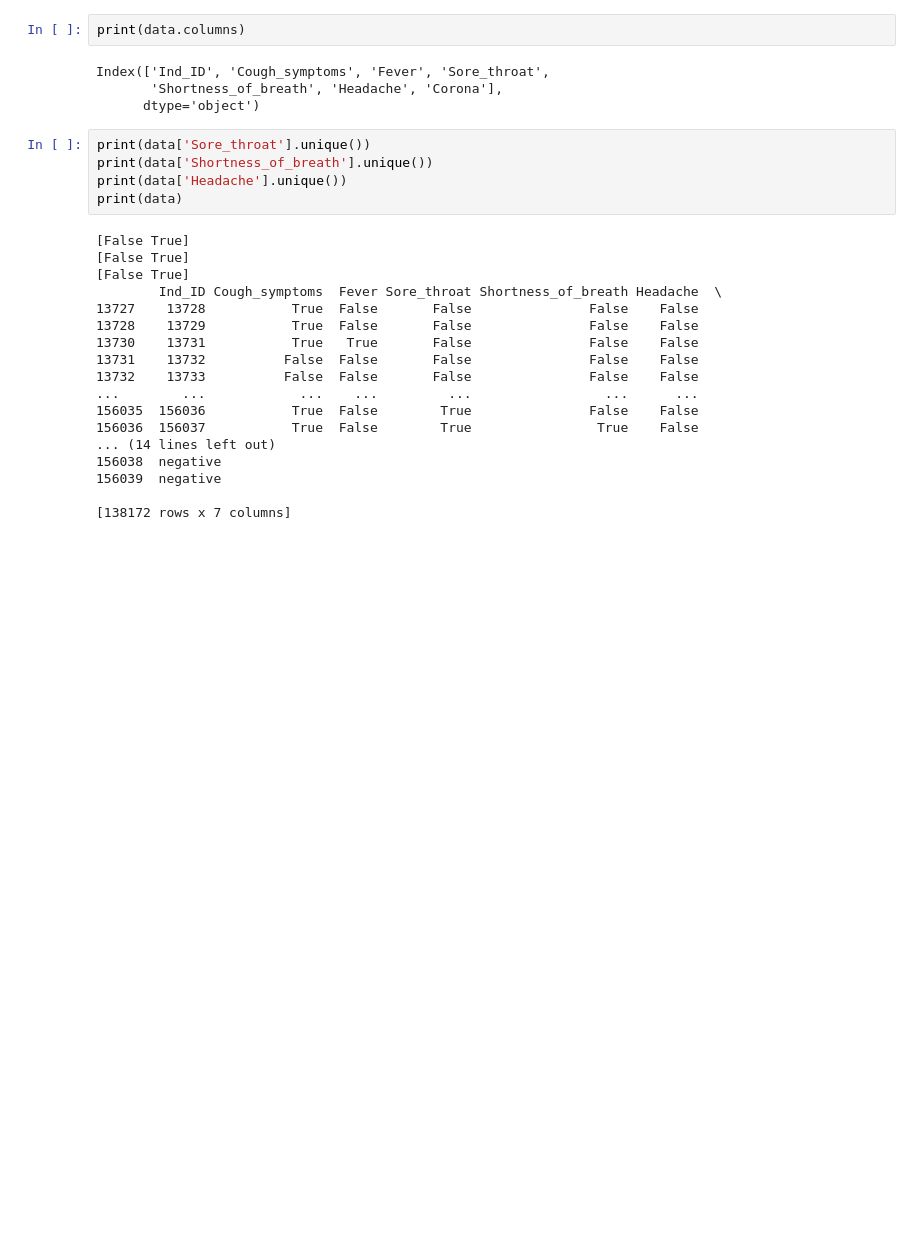
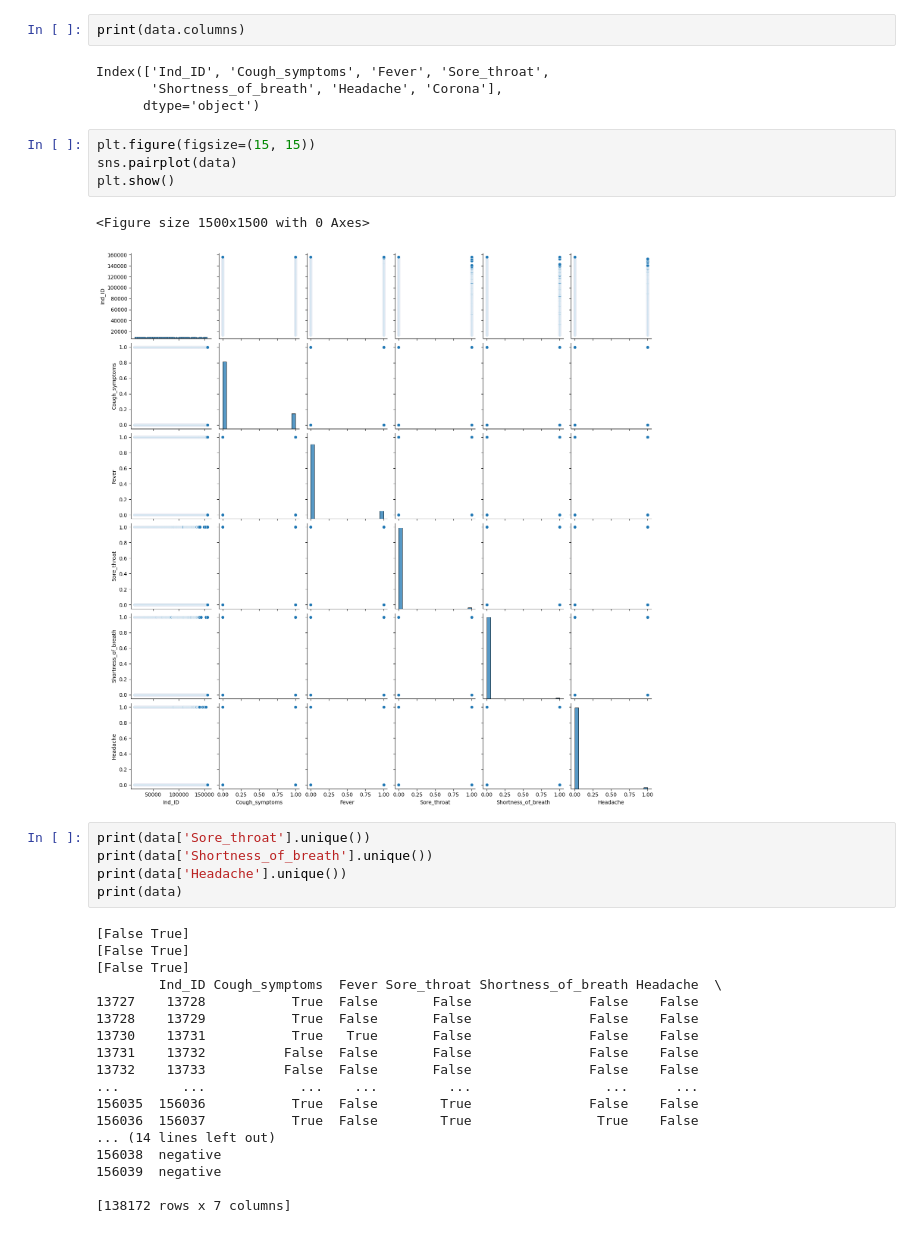
Before and after one commit to Sanayaghimire/Data_Science, a Jupyter notebook: covid_test.ipynb, the cells around one changed output. Saved outputs shown, nothing was run; the diff lists cells and outputs as text; blank space fills up the shorter version.

```diff
--- a/covid_test.ipynb
+++ b/covid_test.ipynb
@@ -121,6 +185,13 @@ print(data.columns)
 Index(['Ind_ID', 'Cough_symptoms', 'Fever', 'Sore_throat',
        'Shortness_of_breath', 'Headache', 'Corona'],
       dtype='object')
+# %%
+plt.figure(figsize=(15, 15))
+sns.pairplot(data)
+plt.show()
+# %% [output]
+<Figure size 1500x1500 with 0 Axes>
+[figure, added]
 # %%
 print(data['Sore_throat'].unique())
 print(data['Shortness_of_breath'].unique())
```
Also changed, not shown: parts of 5 cells of this notebook.
